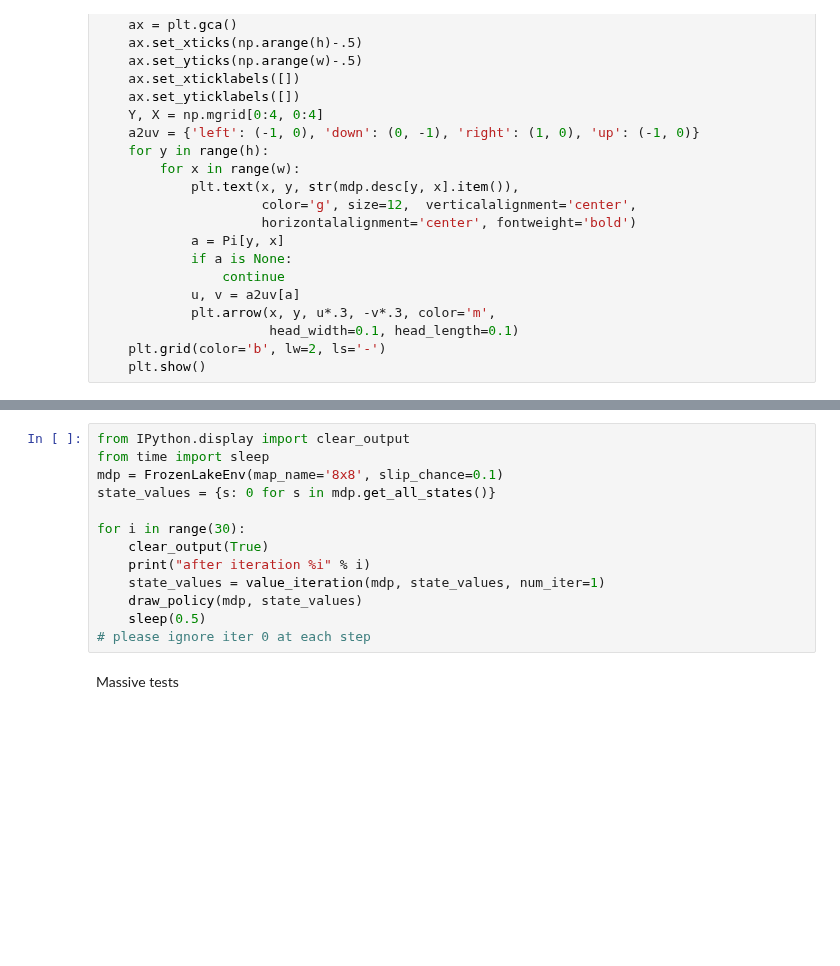
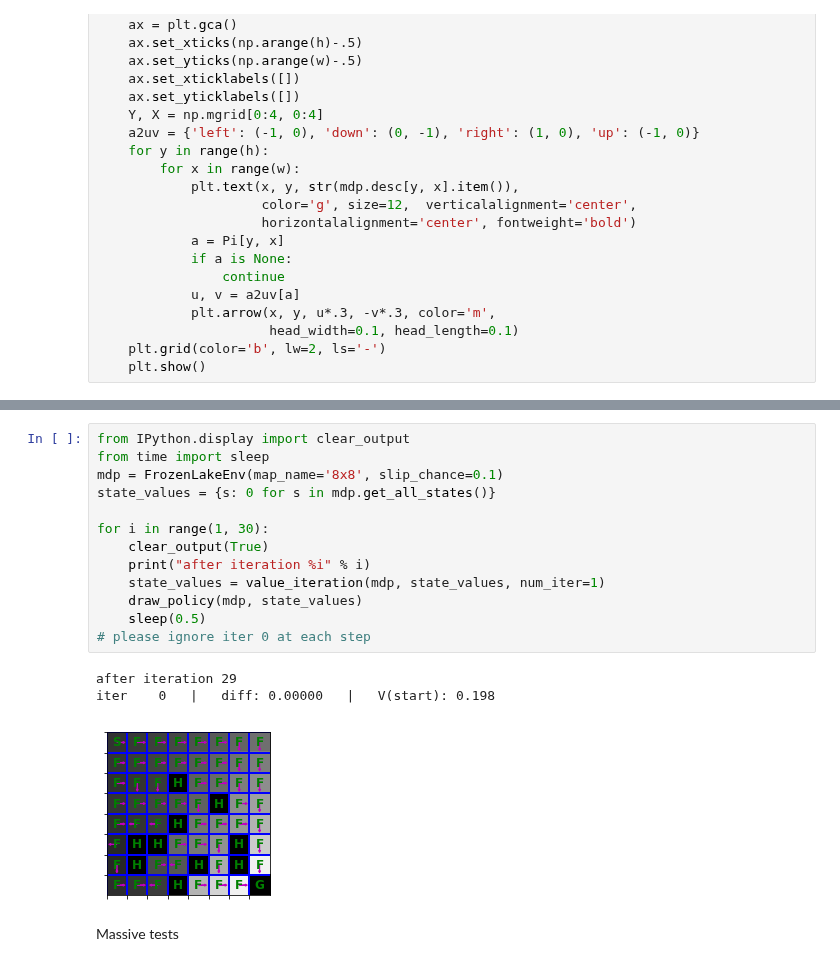
Before and after one commit to nik31096/Practical_RL, a Jupyter notebook: week2_value_based/seminar1_VI.ipynb, the cells around one changed output, grey strips where cells are left out. Saved outputs shown, nothing was run; the diff lists cells and outputs as text; blank space fills up the shorter version.

```diff
--- a/week2_value_based/seminar1_VI.ipynb
+++ b/week2_value_based/seminar1_VI.ipynb
@@ -337,16 +384,20 @@ for i in range(10):
 # %%
 from IPython.display import clear_output
 from time import sleep
 mdp = FrozenLakeEnv(map_name='8x8', slip_chance=0.1)
 state_values = {s: 0 for s in mdp.get_all_states()}
 
-for i in range(30):
+for i in range(1, 30):
     clear_output(True)
     print("after iteration %i" % i)
     state_values = value_iteration(mdp, state_values, num_iter=1)
     draw_policy(mdp, state_values)
     sleep(0.5)
 # please ignore iter 0 at each step
+# %% [output]
+after iteration 29
+iter    0   |   diff: 0.00000   |   V(start): 0.198
+[figure, added]
 # %% [markdown]
 Massive tests
 # %%
```
Also changed, not shown: parts of 15 cells of this notebook, 1 other file.
